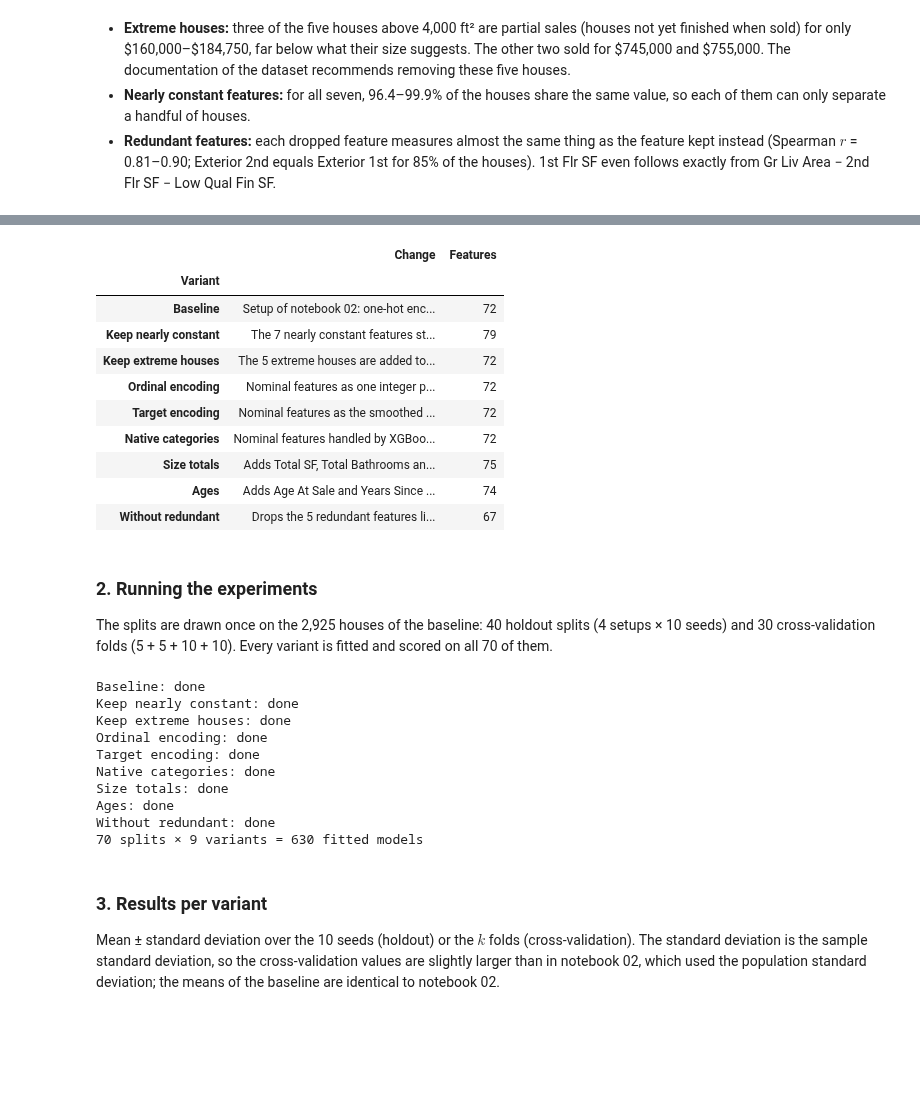
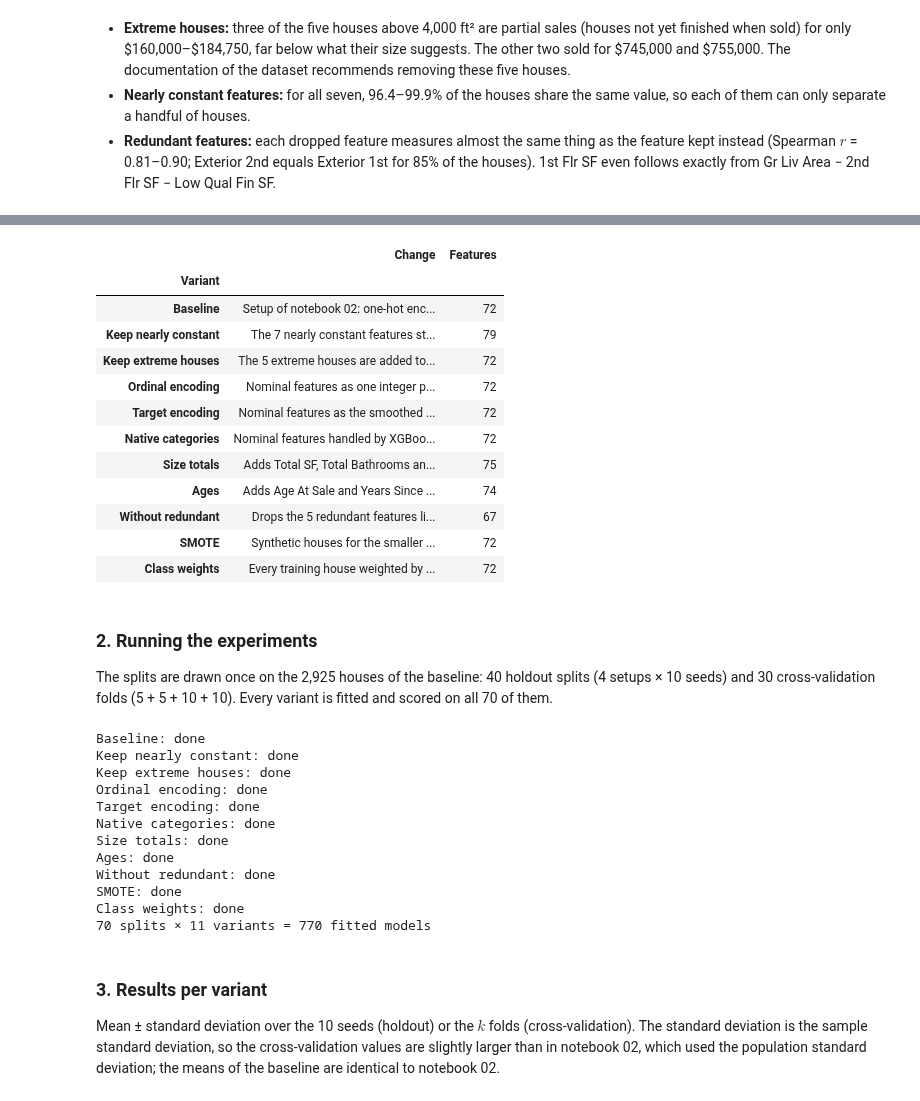
Before and after one commit to AdelinGabriel21/ames-housing-analysis, a Jupyter notebook: notebooks/04_data_preparation_comparison.ipynb, the cells around one changed output, grey strips where cells are left out. Saved outputs shown, nothing was run; the diff lists cells and outputs as text; code cells hidden in the pictures; blank space fills up the shorter version.

Commit message:
added smote

```diff
--- a/notebooks/04_data_preparation_comparison.ipynb
+++ b/notebooks/04_data_preparation_comparison.ipynb
@@ -98,11 +112,18 @@ display(redundant)
 # %%
-def variant(name, change, strategy="onehot", keep_extreme=False, **data_options):
+def balanced_weights(y_train):
+    """Weight n / (6 · n_c) for every house, so that every price class has the same total weight."""
+    return compute_sample_weight("balanced", y_train)
+
+
+def variant(name, change, strategy="onehot", keep_extreme=False, smote=False, class_weights=False, **data_options):
     """One data preparation variant: the baseline with one change."""
     return {
         "Variant": name,
         "Change": change,
         "strategy": strategy,
         "keep_extreme": keep_extreme,
+        "smote": smote,
+        "weight_fn": balanced_weights if class_weights else None,
         "data_options": {"drop_near_constant": True, **data_options},
     }
 
@@ -113,33 +134,37 @@ VARIANTS = [
     variant("Keep extreme houses", "The 5 extreme houses are added to the training part of every split", keep_extreme=True),
     variant("Ordinal encoding", "Nominal features as one integer per category", strategy="ordinal"),
     variant("Target encoding", "Nominal features as the smoothed share of each price class per category", strategy="target"),
     variant("Native categories", "Nominal features handled by XGBoost itself", strategy="native"),
     variant("Size totals", "Adds Total SF, Total Bathrooms and Total Porch SF", add_size_totals=True),
     variant("Ages", "Adds Age At Sale and Years Since Remod", add_age_features=True),
     variant("Without redundant", "Drops the 5 redundant features listed above", drop_redundant=True),
+    variant("SMOTE", "Synthetic houses for the smaller price classes until all 6 classes are equally large", smote=True),
+    variant("Class weights", "Every training house weighted by n / (6 · n_c), the same total weight per class", class_weights=True),
 ]
 BASELINE = VARIANTS[0]["Variant"]
 
 # Features and price classes of each variant, for all 2,930 houses (the splits pick the houses)
 data = {v["Variant"]: prepare_data(DATA_PATH, **v["data_options"]) for v in VARIANTS}
 
 display(
     pd.DataFrame(
         [{"Variant": v["Variant"], "Change": v["Change"], "Features": data[v["Variant"]][0].shape[1]} for v in VARIANTS]
     ).set_index("Variant")
 )
 # %% [output]
 |  | Change | Features |
 | Variant |  |  |
 | Baseline | Setup of notebook 02: one-hot enc... | 72 |
 | Keep nearly constant | The 7 nearly constant features st... | 79 |
 | Keep extreme houses | The 5 extreme houses are added to... | 72 |
 | Ordinal encoding | Nominal features as one integer p... | 72 |
 | Target encoding | Nominal features as the smoothed ... | 72 |
 | Native categories | Nominal features handled by XGBoo... | 72 |
 | Size totals | Adds Total SF, Total Bathrooms an... | 75 |
 | Ages | Adds Age At Sale and Years Since ... | 74 |
 | Without redundant | Drops the 5 redundant features li... | 67 |
+| SMOTE | Synthetic houses for the smaller ... | 72 |
+| Class weights | Every training house weighted by ... | 72 |
 # %% [markdown]
 ### 2. Running the experiments
 The splits are drawn once on the 2,925 houses of the baseline: 40 holdout splits (4 setups × 10 seeds) and 30 cross-validation folds (5 + 5 + 10 + 10). Every variant is fitted and scored on all 70 of them.
@@ -150,7 +175,8 @@ results = []
 for v in VARIANTS:
     X_v, y_v = data[v["Variant"]]
     extra_train = extreme_houses if v["keep_extreme"] else None
-    scores = evaluate(build_pipeline(v["strategy"]), X_v, y_v, splits, extra_train=extra_train)
+    pipeline = build_pipeline(v["strategy"], smote=v["smote"])
+    scores = evaluate(pipeline, X_v, y_v, splits, extra_train=extra_train, weight_fn=v["weight_fn"])
     results.append(scores.assign(Variant=v["Variant"]))
     print(f"{v['Variant']}: done")
 
@@ -166,7 +192,9 @@ Native categories: done
 Size totals: done
 Ages: done
 Without redundant: done
-70 splits × 9 variants = 630 fitted models
+SMOTE: done
+Class weights: done
+70 splits × 11 variants = 770 fitted models
 # %% [markdown]
 ### 3. Results per variant
 Mean ± standard deviation over the 10 seeds (holdout) or the $k$ folds (cross-validation). The standard deviation is the sample standard deviation, so the cross-validation values are slightly larger than in notebook 02, which used the population standard deviation; the means of the baseline are identical to notebook 02.
```
Also changed, not shown: parts of 13 cells of this notebook.
